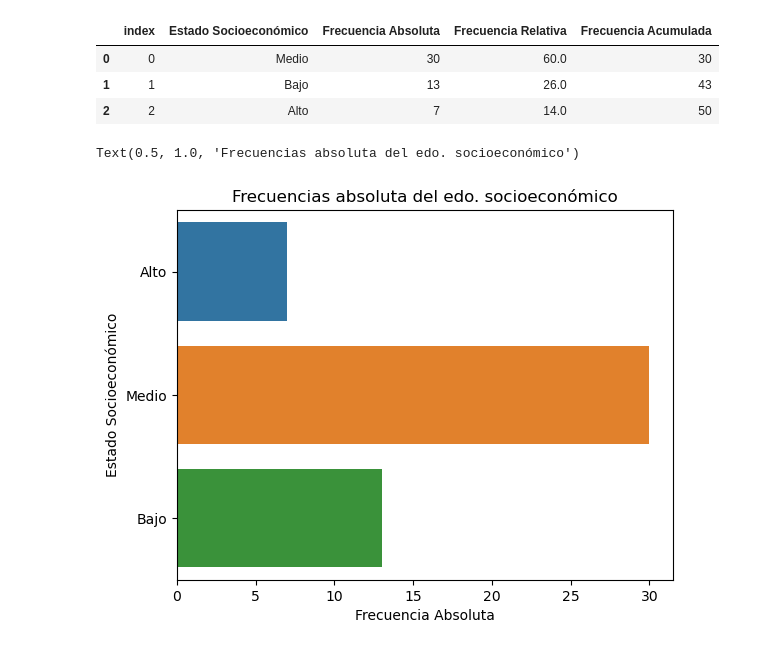
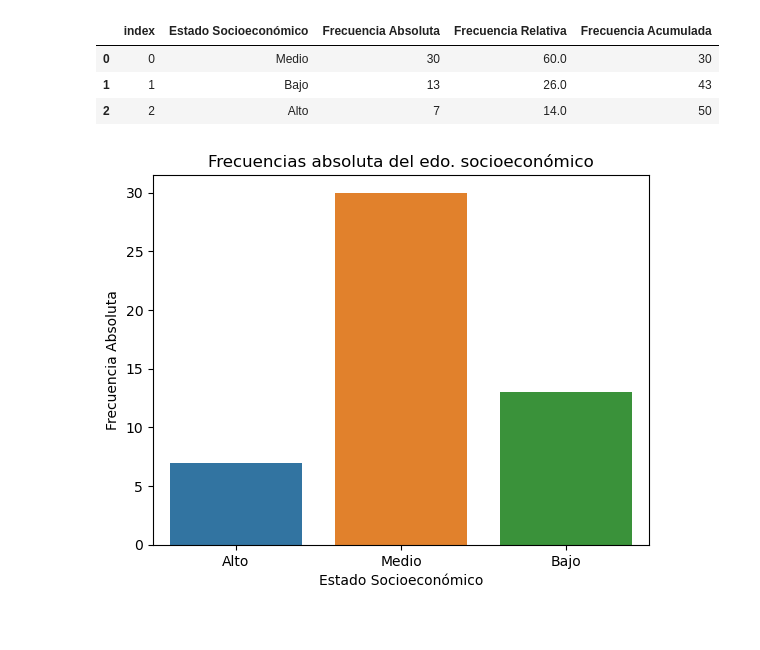
Before and after one commit to fcisnerosr/estadistica_descriptiva, a Jupyter notebook: procesamiento.ipynb, the cells around one changed output. Cells and saved outputs as stored; diff of their text form; code cells hidden in the pictures.

```diff
--- a/procesamiento.ipynb
+++ b/procesamiento.ipynb
@@ -88,14 +111,14 @@ display(frec_edo_soc)   # o deja frec_edo_soc como última línea de la celda
 # %%
 # Orden de variables categoricas
 orden = ['Alto', 'Medio', 'Bajo']
 frec_edo_soc['Estado Socioeconómico'] = (
     pd.Categorical(frec_edo_soc['Estado Socioeconómico'],
                     categories=orden,
                     ordered=True)
-)
-sns.barplot(data=frec_edo_soc, x='Frecuencia Absoluta', y='Estado Socioeconómico')
+);
+sns.barplot(data=frec_edo_soc, y='Frecuencia Absoluta', x='Estado Socioeconómico');
 # plt.pie(data=frec_edo_soc, x='Frecuencia Absoluta')
 plt.title('Frecuencias absoluta del edo. socioeconómico')
+plt.show()
 # %% [output]
-Text(0.5, 1.0, 'Frecuencias absoluta del edo. socioeconómico')
-[figure, old version]
+[figure, new version]
```
Also changed, not shown: parts of 3 cells of this notebook.
